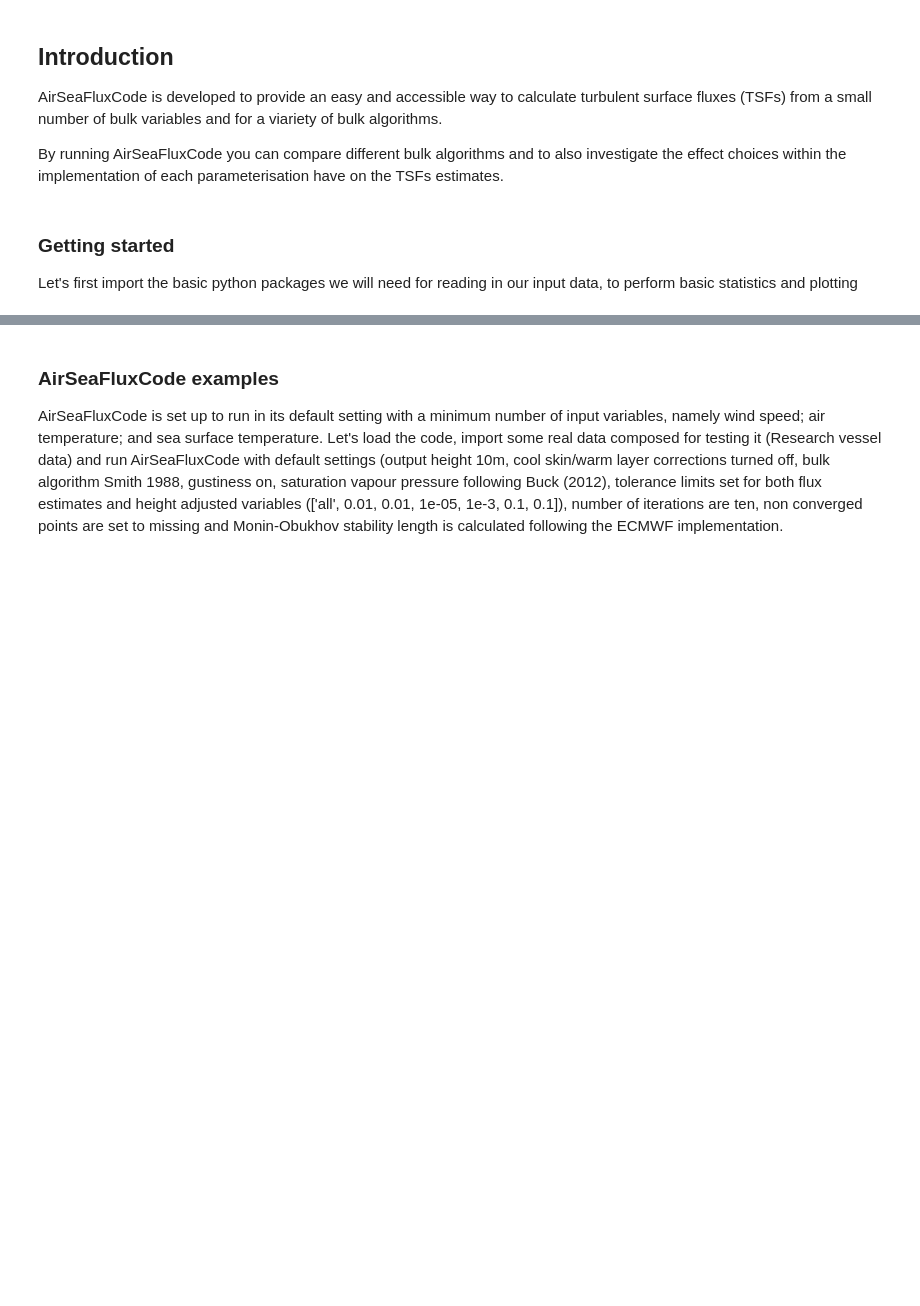
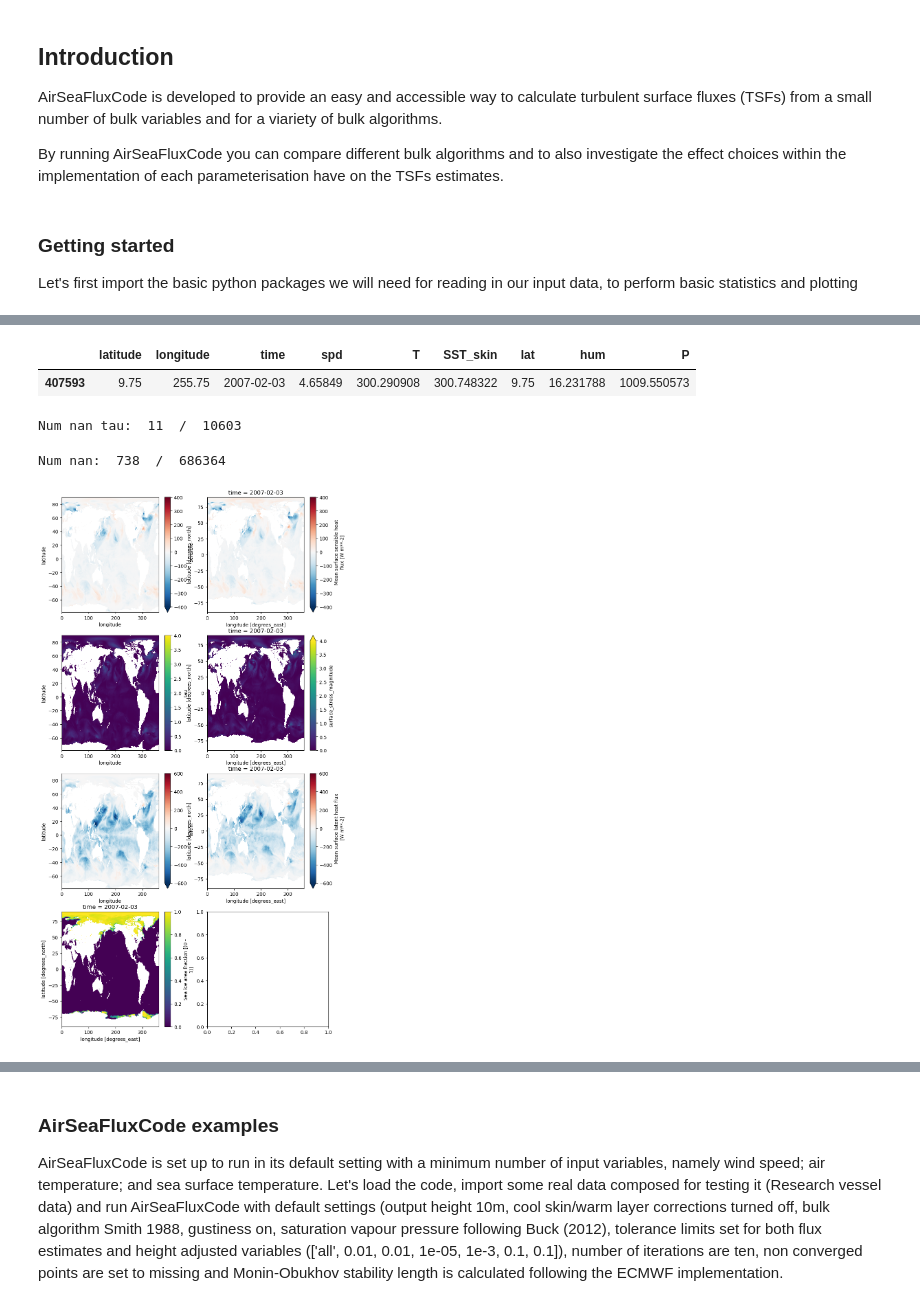
Before and after one commit to bobbyantonio/AirSeaFluxCode, a Jupyter notebook: ASFC_notebook.ipynb, the cells around one changed output, grey strips where cells are left out. Cells and saved outputs as stored; diff of their text form; code cells hidden in the pictures; blank space fills up the shorter version.

```diff
--- a/ASFC_notebook.ipynb
+++ b/ASFC_notebook.ipynb
@@ -26,0 +169,5 @@ please provide us feedback at https://github.com/pandas-dev/pandas/issues/54466
+# %%
+in_df[(in_df['longitude']==255.75) & (df['latitude']==9.75)]
+# %% [output]
+|  | latitude | longitude | time | spd | T | SST_skin | lat | hum | P |
+| 407593 | 9.75 | 255.75 | 2007-02-03 | 4.65849 | 300.290908 | 300.748322 | 9.75 | 16.231788 | 1009.550573 |
@@ -26,0 +194,44 @@ please provide us feedback at https://github.com/pandas-dev/pandas/issues/54466
+# %%
+res_ssst = AirSeaFluxCode(spd=df['wind_speed'].to_numpy(),
+                     T=df['t2m'].to_numpy(),
+                     SST=df['skt'].to_numpy(),
+                     SST_fl="skin",
+                     meth="ecmwf",
+                     lat=df['latitude'].to_numpy(),
+                     hin=np.array([10, 2]),
+                     hum=('q', df['q_surface'].to_numpy()),
+                     hout=10,
+                     maxiter=50,
+                     P=df['msl'].to_numpy(),
+                     cskin=0,
+                     Rs=df['msdwswrf'].to_numpy(),
+                     tol=['all', 0.01, 0.01, 1e-05, 1e-3, 0.1, 0.1],
+                     L="tsrv",
+                     wl=1,
+                     out_var = ("tau", "sensible", "latent", "cd", "rho", "uref"))
+res_ssst = pd.concat([df[['latitude', 'longitude']], res_ssst], axis=1)
+res_ssst_ds = res_ssst.set_index(['latitude', 'longitude']).to_xarray()
+# %%
+res_2deg = AirSeaFluxCode(spd=df_2deg['wind_speed'].to_numpy(),
+                     T=df_2deg['t2m'].to_numpy(),
+                     SST=df_2deg['skt'].to_numpy(),
+                     SST_fl="skin",
+                     meth="ecmwf",
+                     lat=df_2deg['latitude'].to_numpy(),
+                     hin=np.array([10, 2]),
+                     hum=('q', df_2deg['q_surface'].to_numpy()),
+                     hout=10,
+                     maxiter=50,
+                     P=df_2deg['msl'].to_numpy(),
+                     cskin=0,
+                     Rs=df_2deg['msdwswrf'],
+                     tol=['all', 0.01, 0.01, 1e-05, 1e-3, 0.1, 0.1],
+                     L="tsrv",
+                     wl=1,
+                     out_var = ("tau", "sensible", "latent", "cd", "rho", "uref"))
+res_2deg = pd.concat([df_2deg[['latitude', 'longitude']], res_2deg], axis=1)
+res_2deg_ds = res_2deg.set_index(['latitude', 'longitude']).to_xarray()
+
+print('Num nan tau: ', res_2deg['tau'].isna().sum(), ' / ', len(res_2deg))
+# %% [output]
+Num nan tau:  11  /  10603
@@ -26,0 +241,23 @@ please provide us feedback at https://github.com/pandas-dev/pandas/issues/54466
+# %%
+num_rows = 4
+num_cols = 2
+
+fig, ax = plt.subplots(num_rows, num_cols, figsize=(num_cols*5, num_rows*5))
+res_ssst_ds['sensible'].plot.imshow(cmap='RdBu_r', ax=ax[0,0], vmin=-400, vmax=400)
+sshf_da = ds['msshf'].where(~ds['sst'].isnull())
+sshf_da.plot.imshow(ax=ax[0,1], vmin=-400, vmax=400, cmap='RdBu_r',)
+
+res_ssst_ds['tau'].plot.imshow(ax=ax[1,0], vmin=0, vmax=4)
+tau_da = ds['surface_stress_magnitude'].where(~ds['sst'].isnull())
+tau_da.plot.imshow(ax=ax[1,1], vmin=0, vmax=4)
+
+res_ssst_ds['latent'].plot.imshow(ax=ax[2,0], vmin=-600, vmax=600, cmap='RdBu_r',)
+tau_da = ds['mslhf'].where(~ds['sst'].isnull())
+tau_da.plot.imshow(ax=ax[2,1], vmin=-600, vmax=600, cmap='RdBu_r',)
+
+ds['siconc'].plot.imshow(ax=ax[3,0])
+
+print('Num nan tau: ', res_ssst['tau'].isna().sum(), ' / ', len(res_ssst))
+# %% [output]
+Num nan:  738  /  686364
+[figure, added]
```
Also changed, not shown: parts of 30 cells of this notebook, 14 other files.
